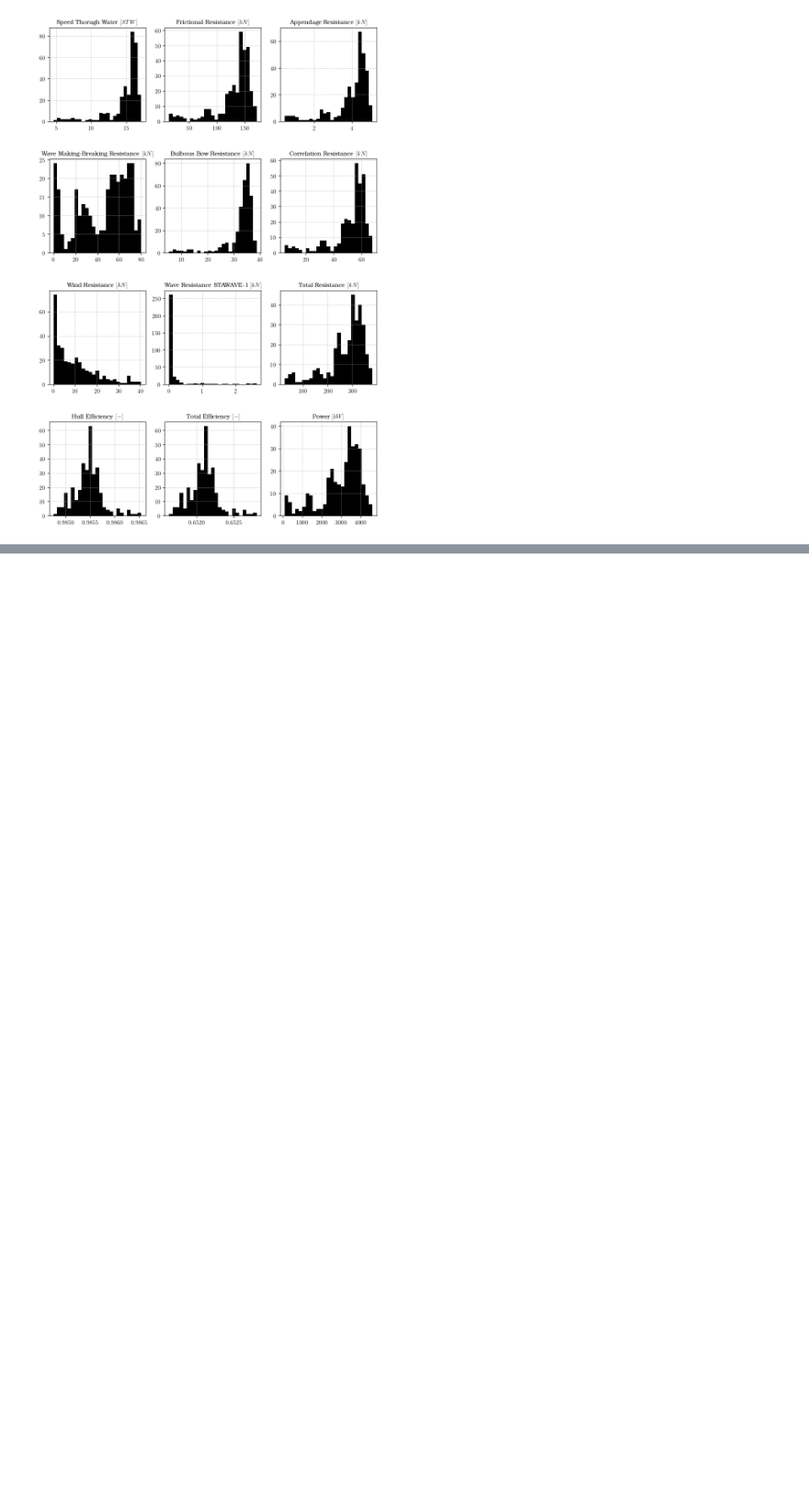
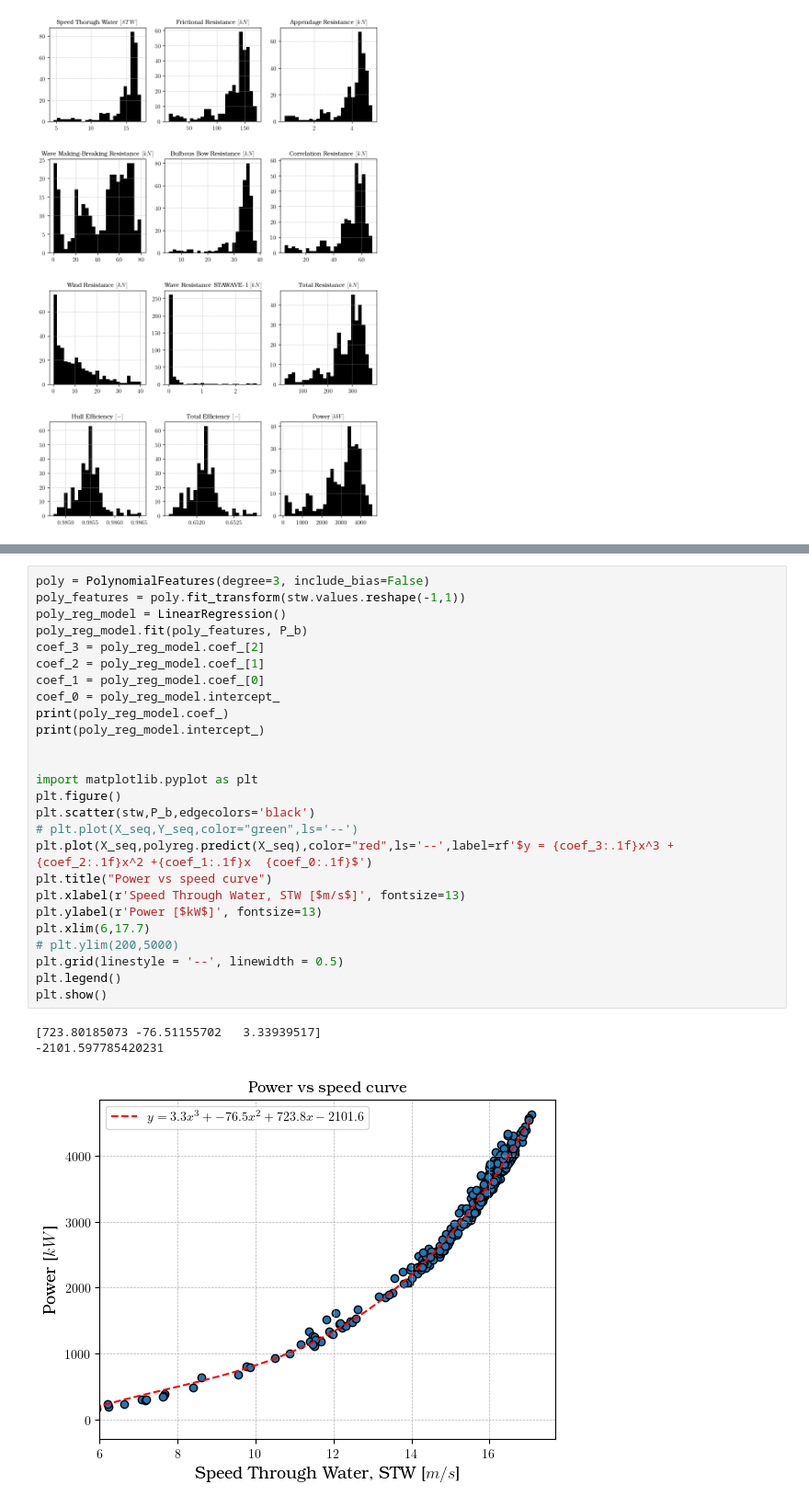
Before and after one commit to hiwafi/thesis-ais, a Jupyter notebook: AISJune_stg_two_v2.ipynb, the cells around one changed output, grey strips where cells are left out. Shown at 92% size. Cells and saved outputs as stored; diff of their text form; blank space fills up the shorter version.

```diff
--- a/AISJune_stg_two_v2.ipynb
+++ b/AISJune_stg_two_v2.ipynb
@@ -1279,0 +1301,30 @@ plt.show()
+# %%
+poly = PolynomialFeatures(degree=3, include_bias=False)
+poly_features = poly.fit_transform(stw.values.reshape(-1,1))
+poly_reg_model = LinearRegression()
+poly_reg_model.fit(poly_features, P_b)
+coef_3 = poly_reg_model.coef_[2]
+coef_2 = poly_reg_model.coef_[1]
+coef_1 = poly_reg_model.coef_[0]
+coef_0 = poly_reg_model.intercept_
+print(poly_reg_model.coef_)
+print(poly_reg_model.intercept_)
+
+
+import matplotlib.pyplot as plt
+plt.figure()
+plt.scatter(stw,P_b,edgecolors='black')
+# plt.plot(X_seq,Y_seq,color="green",ls='--')
+plt.plot(X_seq,polyreg.predict(X_seq),color="red",ls='--',label=rf'$y = {coef_3:.1f}x^3 + {coef_2:.1f}x^2 +{coef_1:.1f}x  {coef_0:.1f}$')
+plt.title("Power vs speed curve")
+plt.xlabel(r'Speed Through Water, STW [$m/s$]', fontsize=13)
+plt.ylabel(r'Power [$kW$]', fontsize=13)
+plt.xlim(6,17.7)
+# plt.ylim(200,5000)
+plt.grid(linestyle = '--', linewidth = 0.5)
+plt.legend()
+plt.show()
+# %% [output]
+[723.80185073 -76.51155702   3.33939517]
+-2101.597785420231
+[figure, added]
```
Also changed, not shown: parts of 19 cells of this notebook, 2 other files.
